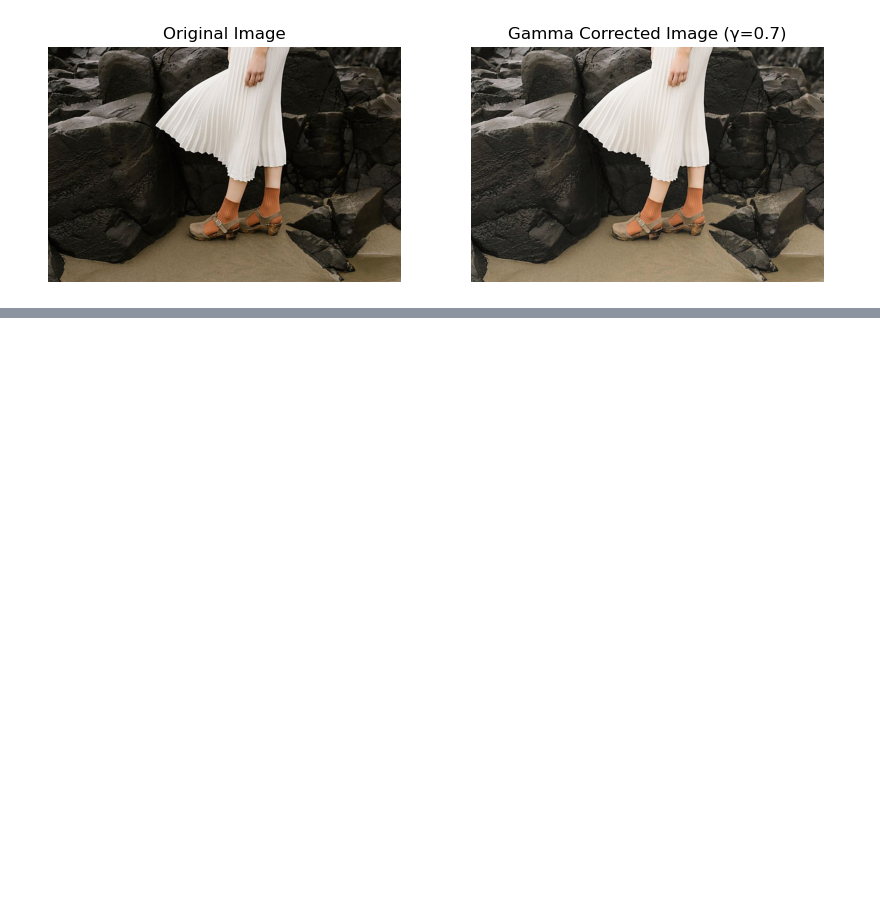
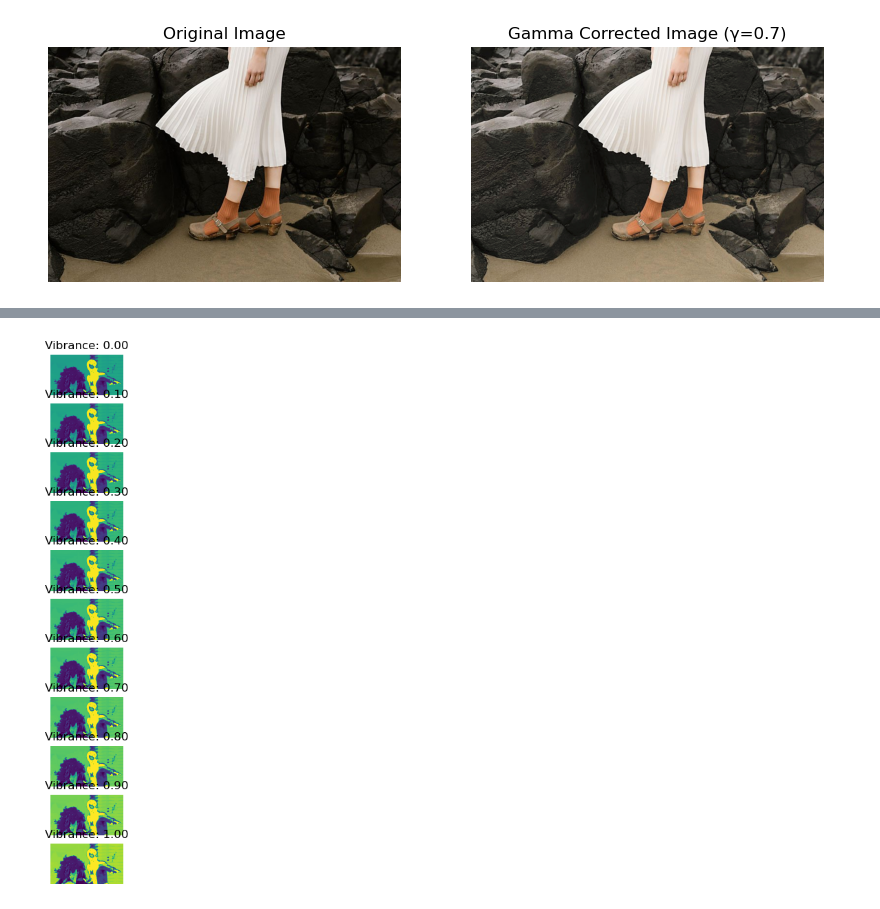
Before and after one commit to Sulojan2027/Image_Processing_SEM_05, a Jupyter notebook: assign_01.ipynb, the cells around one changed output, grey strips where cells are left out. Cells and saved outputs as stored; diff of their text form; code cells hidden in the pictures; blank space fills up the shorter version.

```diff
--- a/assign_01.ipynb
+++ b/assign_01.ipynb
@@ -198,0 +151,5 @@ plt.show()
+# %%
+# Vibrance Transformation function
+a = 0.5
+gamma = 70
+vib_t = np.array([min((x + (a * 128 * np.exp(-(((x - 128) ** 2) / (2 * (sigma ** 2)))))), 255) for x in range(256)]).astype(np.uint8)
@@ -198,0 +158,21 @@ plt.show()
+# %%
+img4 = cv2.imread("a1images/spider.png", cv2.IMREAD_COLOR)
+
+h, s, v = cv2.split(cv2.cvtColor(img4, cv2.COLOR_BGR2HSV))
+# %%
+hue_trans = cv2.LUT(h, vib_t)
+# %%
+sigma = 70
+
+a_values = np.linspace(0, 1, 11)
+fig, ax = plt.subplots(len(a_values), 1, figsize=(5, 10))
+
+for i, a in enumerate(a_values):
+    vib_t = np.array([min((x + (a * 128 * np.exp(-(((x - 128) ** 2) / (2 * (sigma ** 2)))))), 255) for x in range(256)]).astype(np.uint8)
+    hue_trans = cv2.LUT(h, vib_t)
+    ax[i].imshow(hue_trans)
+    ax[i].set_title(f'Vibrance: {a:.2f}')
+    ax[i].axis('off')
+plt.show()
+# %% [output]
+[figure, added]
```
Also changed, not shown: parts of 7 cells of this notebook.
